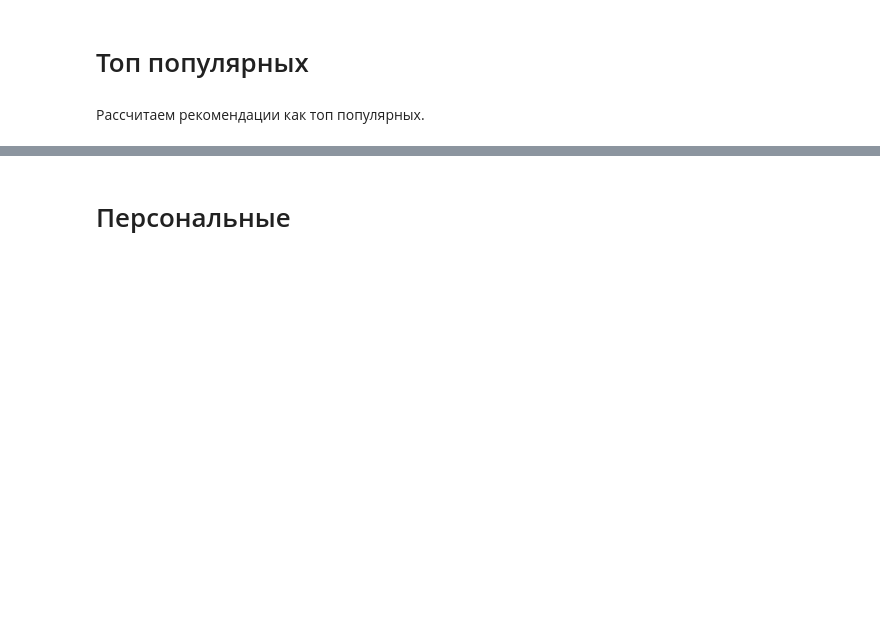
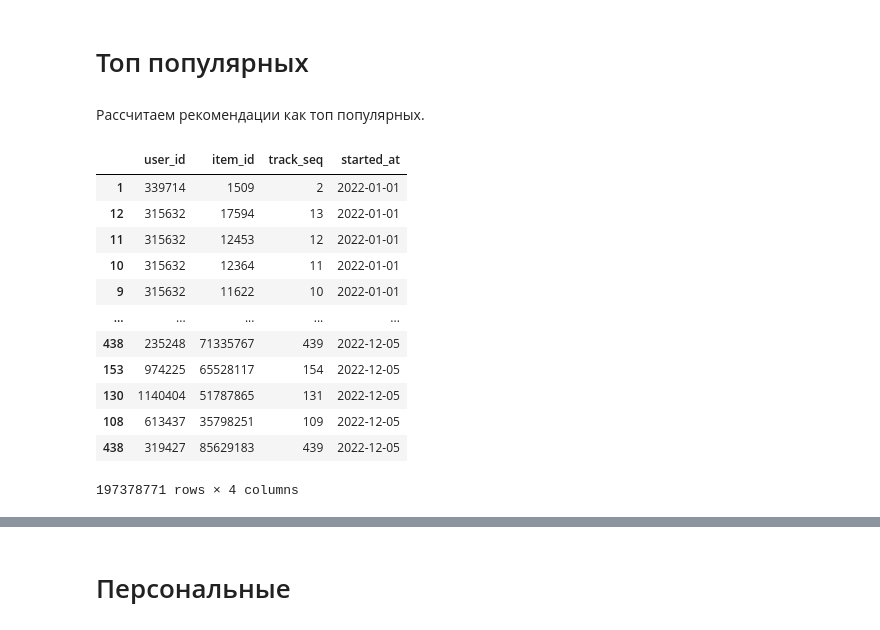
Before and after one commit to Krestom/mle-project-sprint-4-v001, a Jupyter notebook: recommendations.ipynb, the cells around one changed output, grey strips where cells are left out. Drawn from its saved outputs; the diff is of its cells as text; code cells hidden in the pictures; blank space fills up the shorter version.

```diff
--- a/recommendations.ipynb
+++ b/recommendations.ipynb
@@ -449,3 +451,19 @@ test.to_parquet('events_test.parquet')
 # %%
 events_train = pd.read_parquet('events_train.parquet')
 events_test = pd.read_parquet('events_test.parquet')
+# %%
+events_train
+# %% [output]
+|  | user_id | item_id | track_seq | started_at |
+| 1 | 339714 | 1509 | 2 | 2022-01-01 |
+| 12 | 315632 | 17594 | 13 | 2022-01-01 |
+| 11 | 315632 | 12453 | 12 | 2022-01-01 |
+| 10 | 315632 | 12364 | 11 | 2022-01-01 |
+| 9 | 315632 | 11622 | 10 | 2022-01-01 |
+| ... | ... | ... | ... | ... |
+| 438 | 235248 | 71335767 | 439 | 2022-12-05 |
+| 153 | 974225 | 65528117 | 154 | 2022-12-05 |
+| 130 | 1140404 | 51787865 | 131 | 2022-12-05 |
+| 108 | 613437 | 35798251 | 109 | 2022-12-05 |
+| 438 | 319427 | 85629183 | 439 | 2022-12-05 |
+197378771 rows × 4 columns
```
Also changed, not shown: parts of 9 cells of this notebook.
